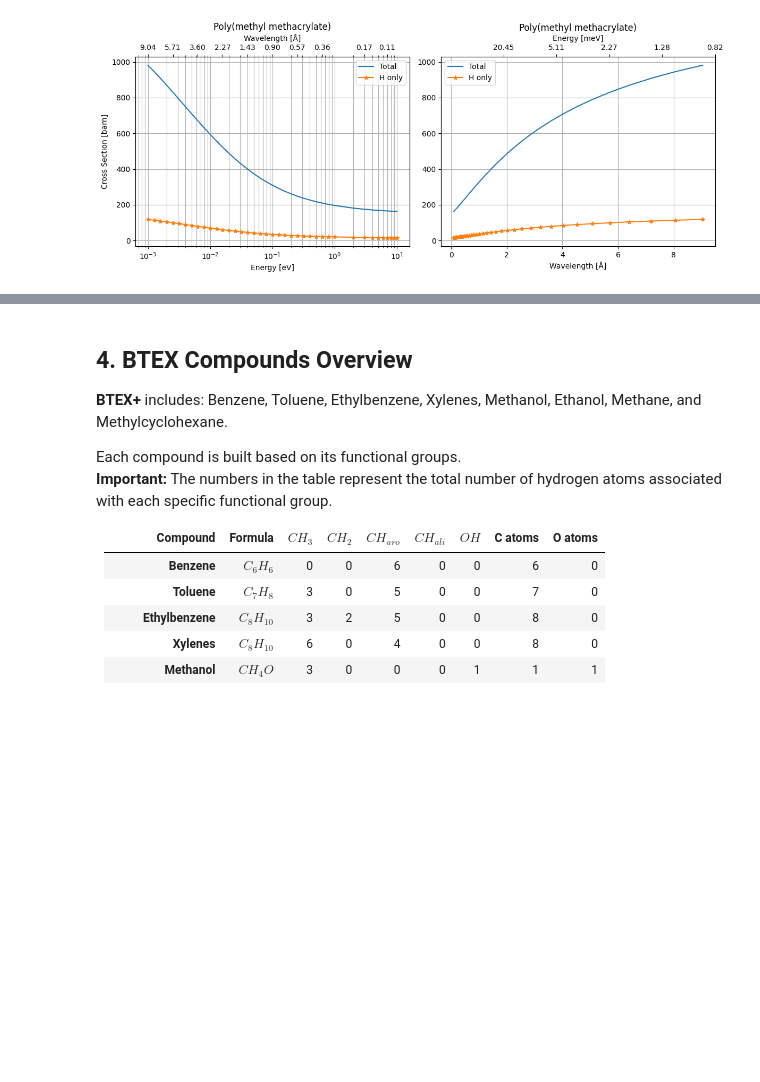
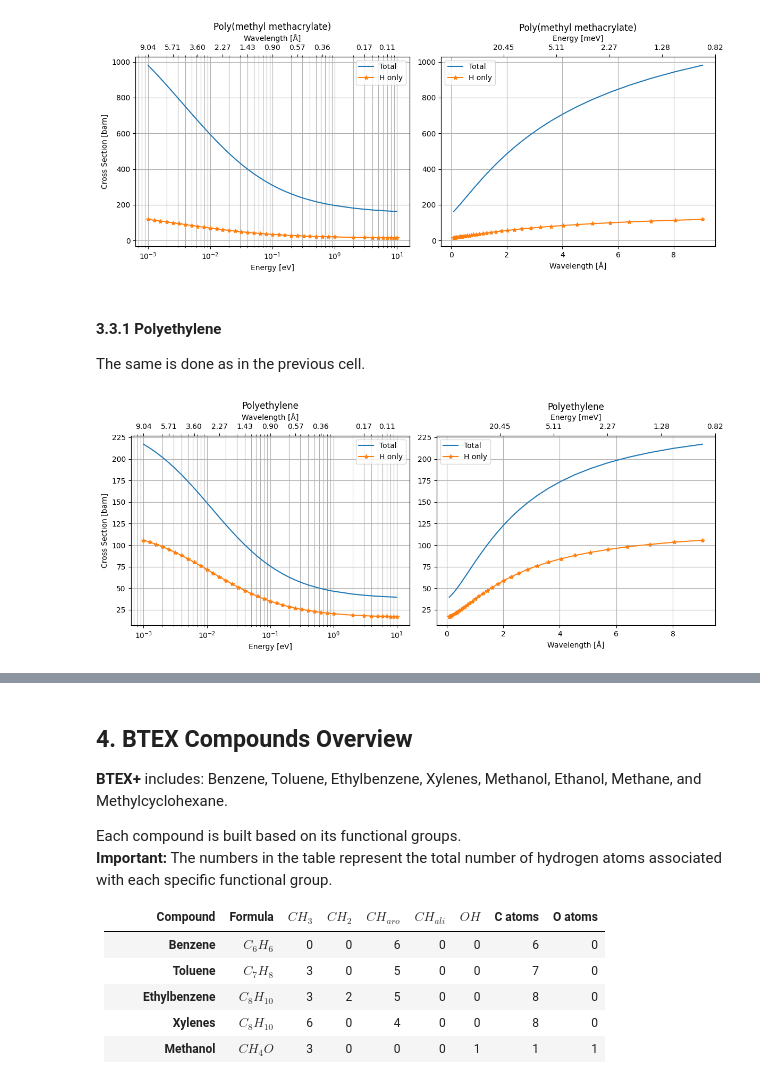
Before and after one commit to Ravener13/binder-collab, a Jupyter notebook: AFGA_simulation/AFGA in BTEX.ipynb, the cells around one changed output, grey strips where cells are left out. Drawn from its saved outputs; the diff is of its cells as text; code cells hidden in the pictures; blank space fills up the shorter version.

```diff
--- a/AFGA_simulation/AFGA in BTEX.ipynb
+++ b/AFGA_simulation/AFGA in BTEX.ipynb
@@ -157,3 +157,40 @@ sigma_H, sigma_T = calc_CS(E_eV, group_counts, non_H_atoms)
 plot_dual_axes(compound_name, group_counts, non_H_atoms, E_eV, sigma_H, sigma_T, H_mod = H_tot)
 # %% [output]
 [figure]
+# %% [markdown]
+#### 3.3.1 Polyethylene
+
+The same is done as in the previous cell.
+# %%
+PE_ch2 = {
+    "Polyethylene": ({"CH2": 2}, {"C": 1})}
+
+H_tot = 2
+
+compound_name, (group_counts, non_H_atoms) = list(PE_ch2.items())[0]
+
+sigma_H, sigma_T = calc_CS(E_eV, group_counts, non_H_atoms)
+#sigma_T = 0
+plot_dual_axes(compound_name, group_counts, non_H_atoms, E_eV, sigma_H, sigma_T, H_mod = H_tot)
+
+
+import pandas as pd
+import numpy as np
+
+E_eV = np.asarray(E_eV).astype(float).flatten()
+sigma_H = np.asarray(sigma_H).astype(float).flatten()
+sigma_T = np.asarray(sigma_T).astype(float).flatten()
+
+# convert energy → wavelength
+E_meV = E_eV * 1000
+wl = 9.045 / np.sqrt(E_meV)
+
+df = pd.DataFrame({
+    "wavelength_A": wl,
+    "HCS": np.divide(sigma_H, 2),
+    "TCS": sigma_T
+})
+
+df.to_excel("AFGDA_CS.xlsx", index=False)
+# %% [output]
+[figure, added]
```
Also changed, not shown: parts of 1 cell of this notebook, 1 other file.
